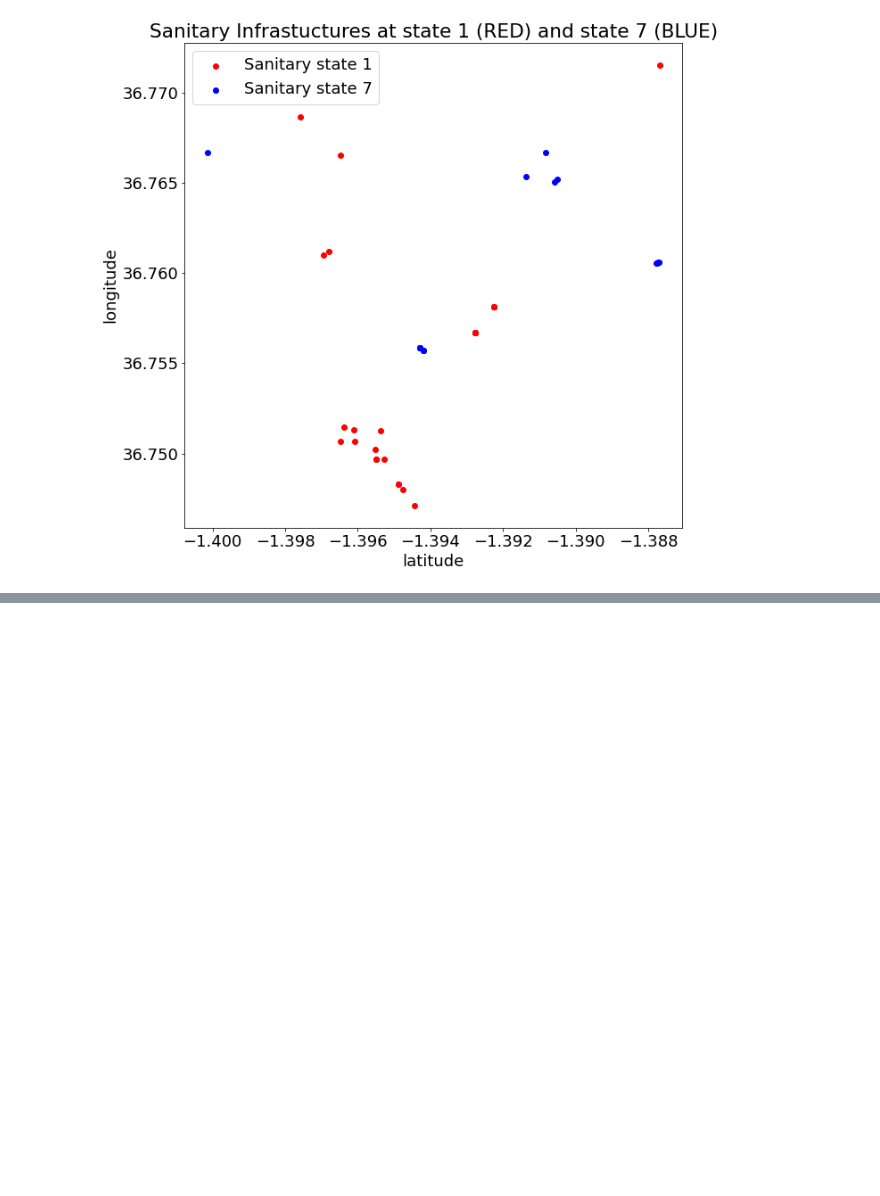
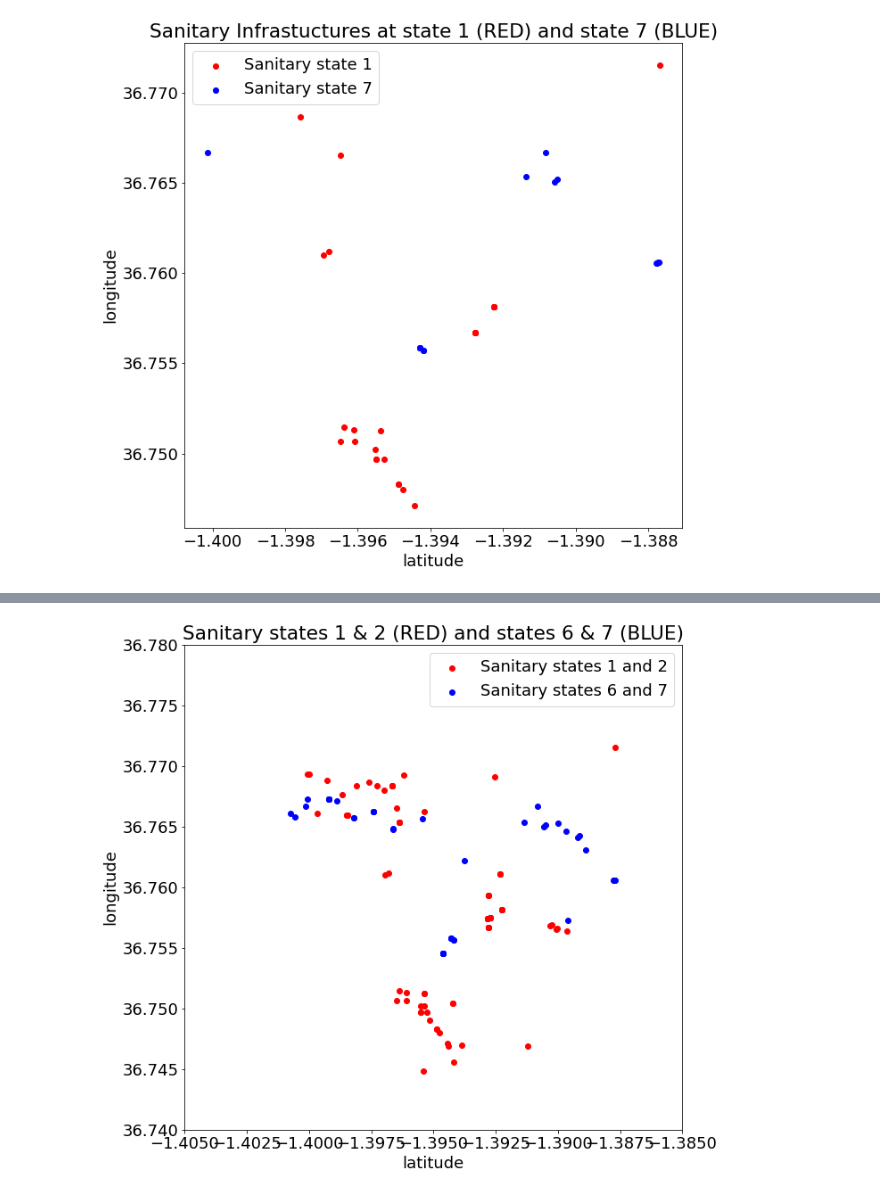
Before and after one commit to ruslanmasinjila/-CHOLERA-HYPER-SURVEILLANCE, a Jupyter notebook: cholera_hyper_surveillance.ipynb, the cells around one changed output, grey strips where cells are left out. Drawn from its saved outputs; the diff is of its cells as text; code cells hidden in the pictures; blank space fills up the shorter version.

```diff
--- a/cholera_hyper_surveillance.ipynb
+++ b/cholera_hyper_surveillance.ipynb
@@ -517,0 +531,30 @@ On the other hand, Sanitary Infrastructures with high sanitary state (BLUE- Stat
+# %%
+sanitary_level1_2=[]
+
+for i in range(244):
+  if(sanitation_data.loc[i,"Rate the sanitary state of the identified feature"]==1 or sanitation_data.loc[i,"Rate the sanitary state of the identified feature"]==2):
+    sanitary_level1_2.append(i)
+
+
+
+sanitary_level6_7=[]
+
+for i in range(244):
+  if(sanitation_data.loc[i,"Rate the sanitary state of the identified feature"]==6 or sanitation_data.loc[i,"Rate the sanitary state of the identified feature"]==7):
+    sanitary_level6_7.append(i)
+
+level1_2_coordinates = lat_long_ele_sanitation.loc[sanitary_level1_2,"latitude":"longitude"].to_numpy()
+level6_7_coordinates = lat_long_ele_sanitation.loc[sanitary_level6_7,"latitude":"longitude"].to_numpy()
+
+ax = plt.gca()
+P1=ax.scatter(level1_2_coordinates[:,0], level1_2_coordinates[:,1], color="r")
+P2=ax.scatter(level6_7_coordinates[:,0], level6_7_coordinates[:,1], color="b")
+ax.legend([P1,P2],["Sanitary states 1 and 2","Sanitary states 6 and 7"])
+plt.xlabel("latitude")
+plt.ylabel("longitude")
+plt.title("Sanitary states 1 & 2 (RED) and states 6 & 7 (BLUE)")
+plt.ylim((36.74, 36.78))
+plt.xlim((-1.405, -1.385))
+plt.show()
+# %% [output]
+[figure, added]
```
Also changed, not shown: parts of 14 cells of this notebook.
